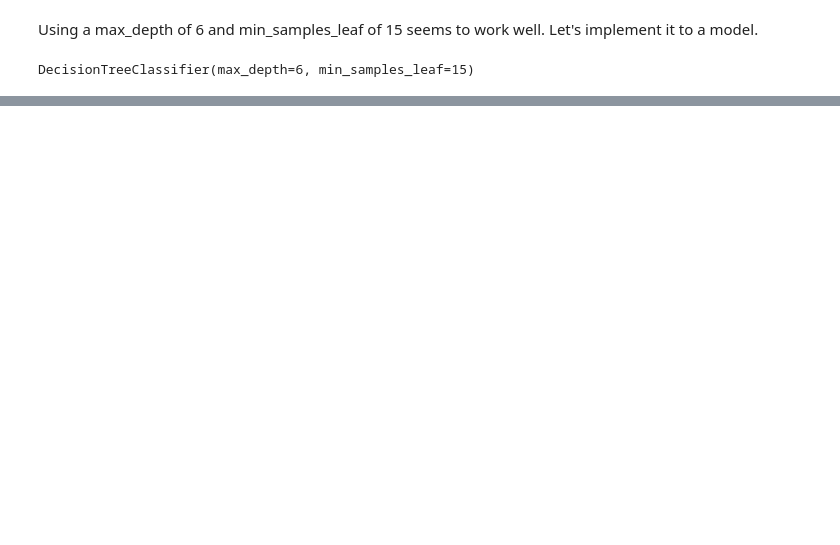
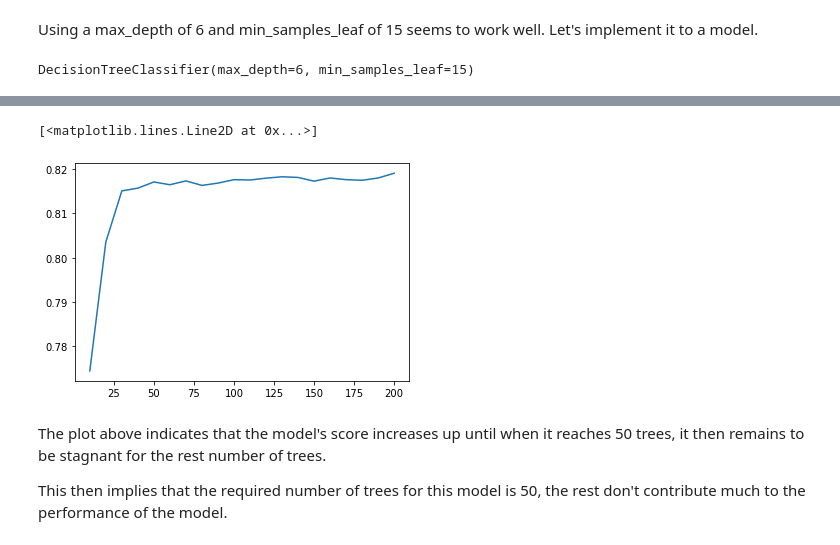
Before and after one commit to AiJared/ML-Roadmap, a Jupyter notebook: Trees/Credit Risk Scoring.ipynb, the cells around one changed output, grey strips where cells are left out. Saved outputs shown, nothing was run; the diff lists cells and outputs as text; code cells hidden in the pictures; blank space fills up the shorter version.

Commit message:
Ensemble learning and random forest

```diff
--- a/Trees/Credit Risk Scoring.ipynb
+++ b/Trees/Credit Risk Scoring.ipynb
@@ -628,0 +639,4 @@ DecisionTreeClassifier(max_depth=6, min_samples_leaf=15)
+# %%
+# create a random forest model
+rf = RandomForestClassifier(n_estimators=10, random_state=1)
+rf.fit(X_train, y_train)
@@ -628,0 +645,5 @@ DecisionTreeClassifier(max_depth=6, min_samples_leaf=15)
+# %%
+# probability predict based on validation set
+y_pred = rf.predict_proba(X_val)[:, 1]
+# auc score
+roc_auc_score(y_val, y_pred)
@@ -628,0 +652,13 @@ DecisionTreeClassifier(max_depth=6, min_samples_leaf=15)
+# %%
+# examine what happend when the number of estimators changes
+scores = []
+
+for n in range(10, 201, 10):
+    rf = RandomForestClassifier(n_estimators=n, random_state=1)
+    rf.fit(X_train, y_train)
+    y_pred = rf.predict_proba(X_val)[:, 1]
+    auc = roc_auc_score(y_val, y_pred)
+    scores.append((n, auc))
+# %%
+# create a scores data frame for easy visualization
+df_scores = pd.DataFrame(scores, columns=["n_estimators", "auc"])
@@ -628,0 +685,10 @@ DecisionTreeClassifier(max_depth=6, min_samples_leaf=15)
+# %%
+# plot the graph of estimators and auc score to see the number of trees necessay for the model
+plt.plot(df_scores.n_estimators, df_scores.auc)
+# %% [output]
+[<matplotlib.lines.Line2D at 0x...>]
+[figure, added]
+# %% [markdown]
+The plot above indicates that the model's score increases up until when it reaches 50 trees, it then remains to be stagnant for the rest number of trees.
+
+This then implies that the required number of trees for this model is 50, the rest don't contribute much to the performance of the model.
```
Also changed, not shown: parts of 23 cells of this notebook.
